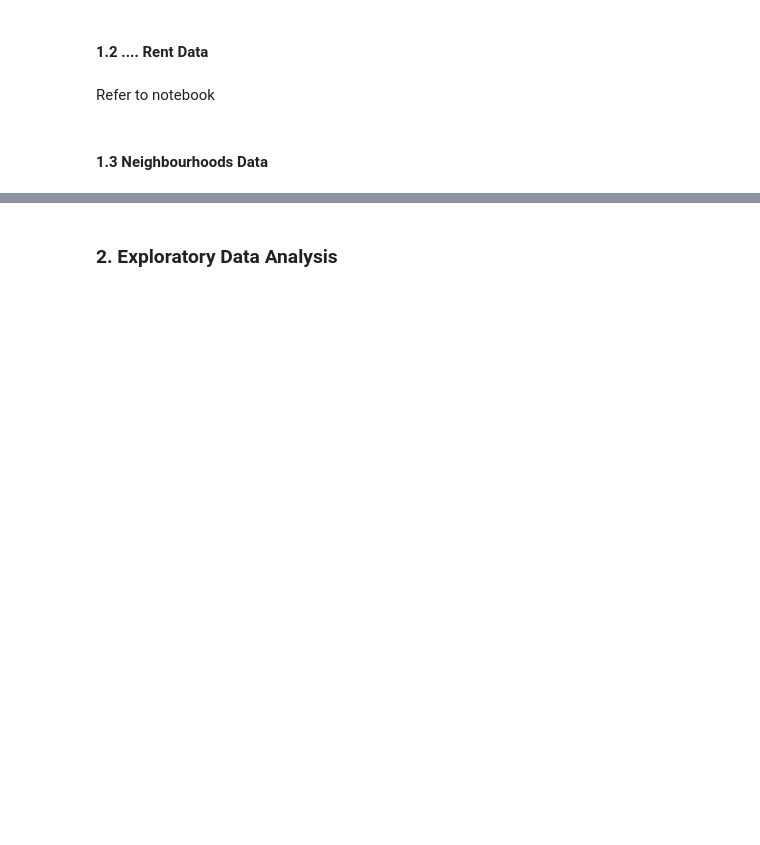
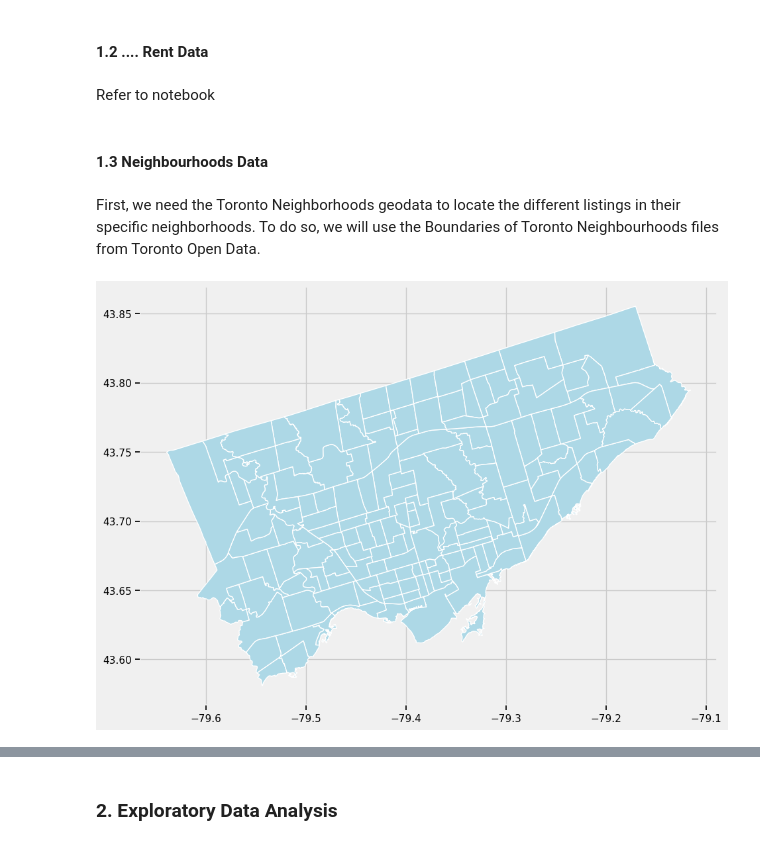
Before and after one commit to Positiveproton9/CME538projectTeam10, a Jupyter notebook: Rent Data/Zillow/Big_Project_G10.ipynb, the cells around one changed output, grey strips where cells are left out. Cells and saved outputs as stored; diff of their text form; code cells hidden in the pictures; blank space fills up the shorter version.

```diff
--- a/Rent Data/Zillow/Big_Project_G10.ipynb
+++ b/Rent Data/Zillow/Big_Project_G10.ipynb
@@ -48,3 +211,15 @@ Refer to cleaning data notebook notebook
 Refer to notebook
 # %% [markdown]
 #### 1.3 Neighbourhoods Data
+# %% [markdown]
+First, we need the Toronto Neighborhoods geodata to locate the different listings in their specific neighborhoods. To do so, we will use the Boundaries of Toronto Neighbourhoods files from Toronto Open Data.
+# %%
+# Load the shapefile (use the path to the .shp file)
+neighbourhoods = gpd.read_file('Neighbourhoods - 4326.shp')
+
+# Plot the neighborhoods
+fig, ax = plt.subplots(figsize=(10, 10))
+neighbourhoods.plot(ax=ax, color='lightblue', edgecolor='white')
+plt.show()
+# %% [output]
+[figure, added]
```
Also changed, not shown: parts of 69 cells of this notebook, 1 other file.
